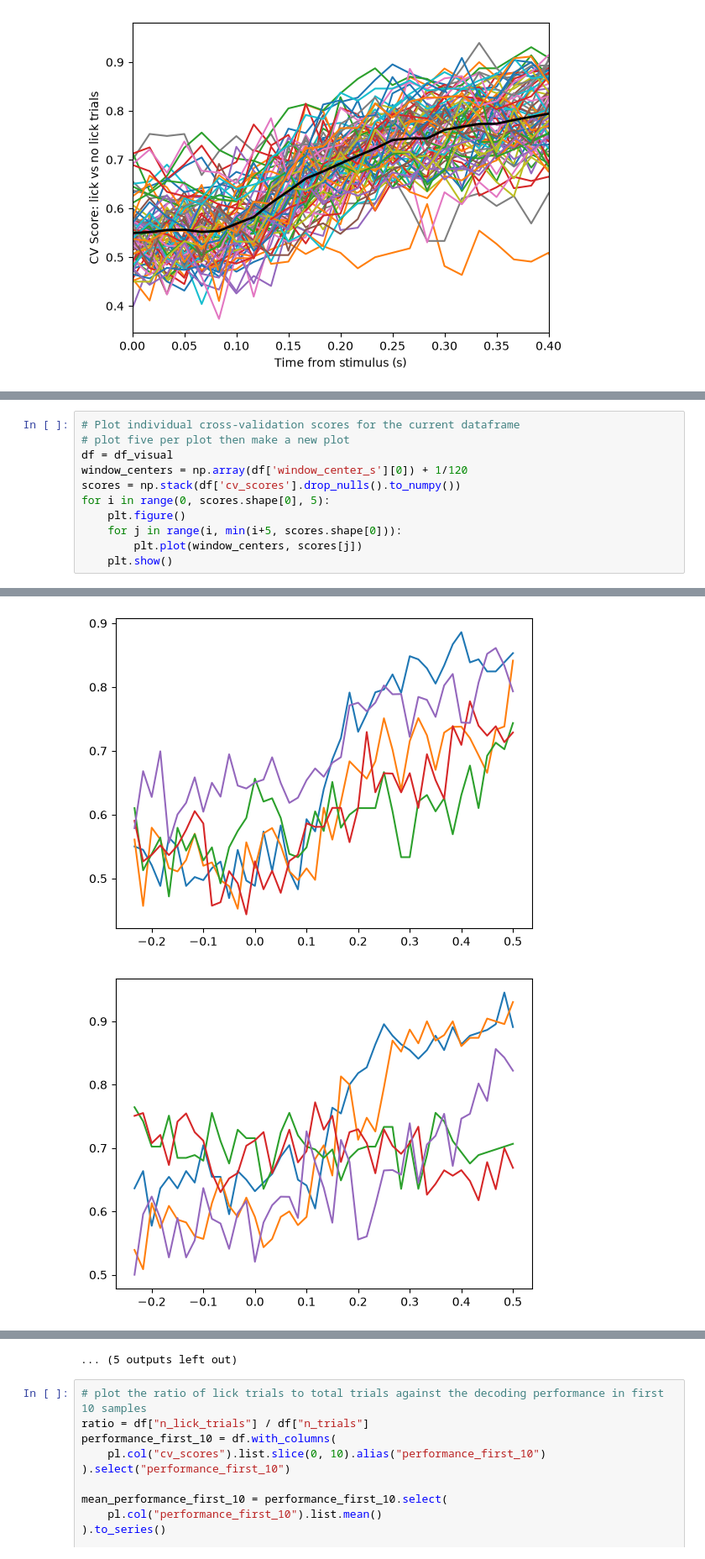
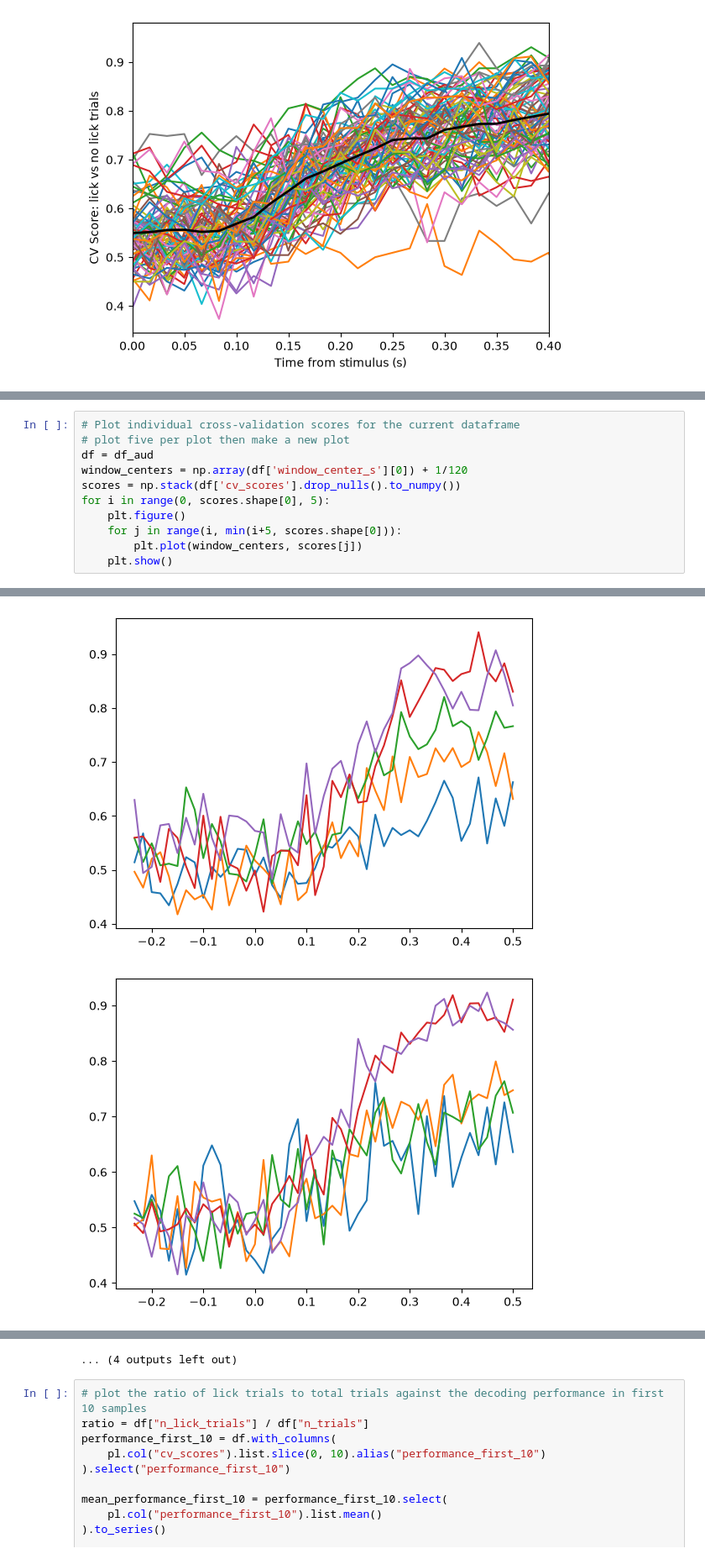
Before and after one commit to corbennett/dynamic_routing_facemap, a Jupyter notebook: analysis.ipynb, the cells around one changed output, grey strips where cells are left out. Shown at 84% size. Cells and saved outputs as stored; diff of their text form.

```diff
--- a/analysis.ipynb
+++ b/analysis.ipynb
@@ -77,7 +158,7 @@ scores.shape
 # %%
 # Plot individual cross-validation scores for the current dataframe
 # plot five per plot then make a new plot
-df = df_visual
+df = df_aud
 window_centers = np.array(df['window_center_s'][0]) + 1/120
 scores = np.stack(df['cv_scores'].drop_nulls().to_numpy())
 for i in range(0, scores.shape[0], 5):
@@ -92,2 +173,2 @@ for i in range(0, scores.shape[0], 5):
-[figure, old version]
+[figure, new version]
-[figure, old version]
+[figure, new version]
@@ -101,4 +182,4 @@ for i in range(0, scores.shape[0], 5):
-... (5 outputs left out)
+... (4 outputs left out)
 # %%
 # plot the ratio of lick trials to total trials against the decoding performance in first 10 samples
 ratio = df["n_lick_trials"] / df["n_trials"]
```
Also changed, not shown: parts of 7 cells of this notebook, 3 other files.
